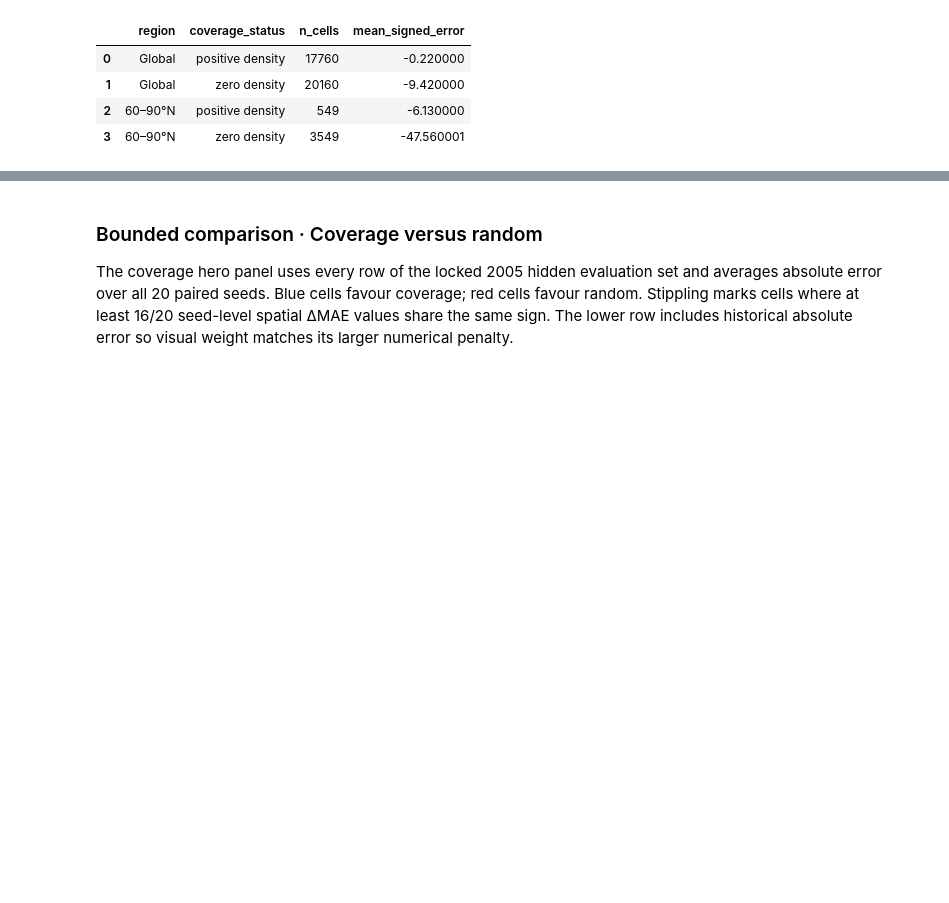
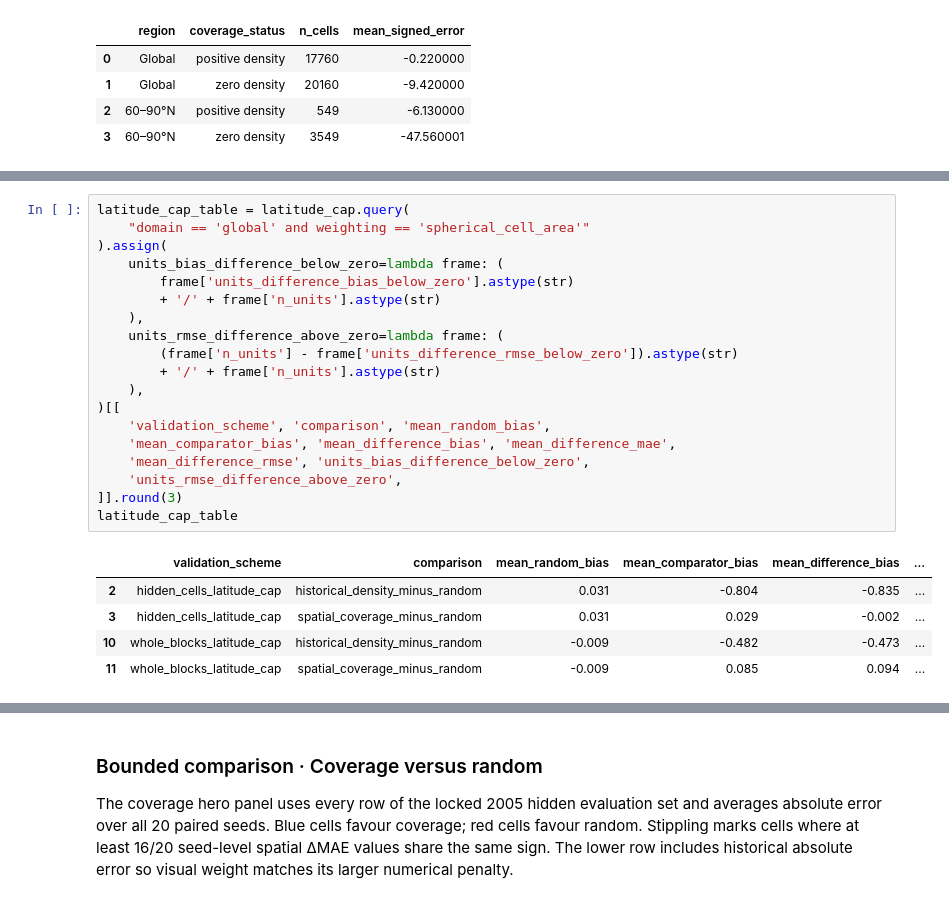
Before and after one commit to BokaiHe/ocean-carbon-sampling, a Jupyter notebook: notebooks/published/osse_visual_story_demo.ipynb, the cells around one changed output, grey strips where cells are left out. Cells and saved outputs as stored; diff of their text form; blank space fills up the shorter version.

```diff
--- a/notebooks/published/osse_visual_story_demo.ipynb
+++ b/notebooks/published/osse_visual_story_demo.ipynb
@@ -273,0 +318,25 @@ These are descriptive spatial associations. They strengthen the geographic-gap i
+# %%
+latitude_cap_table = latitude_cap.query(
+    "domain == 'global' and weighting == 'spherical_cell_area'"
+).assign(
+    units_bias_difference_below_zero=lambda frame: (
+        frame['units_difference_bias_below_zero'].astype(str)
+        + '/' + frame['n_units'].astype(str)
+    ),
+    units_rmse_difference_above_zero=lambda frame: (
+        (frame['n_units'] - frame['units_difference_rmse_below_zero']).astype(str)
+        + '/' + frame['n_units'].astype(str)
+    ),
+)[[
+    'validation_scheme', 'comparison', 'mean_random_bias',
+    'mean_comparator_bias', 'mean_difference_bias', 'mean_difference_mae',
+    'mean_difference_rmse', 'units_bias_difference_below_zero',
+    'units_rmse_difference_above_zero',
+]].round(3)
+latitude_cap_table
+# %% [output]
+|  | validation_scheme | comparison | mean_random_bias | mean_comparator_bias | mean_difference_bias | ... |
+| 2 | hidden_cells_latitude_cap | historical_density_minus_random | 0.031 | -0.804 | -0.835 | ... |
+| 3 | hidden_cells_latitude_cap | spatial_coverage_minus_random | 0.031 | 0.029 | -0.002 | ... |
+| 10 | whole_blocks_latitude_cap | historical_density_minus_random | -0.009 | -0.482 | -0.473 | ... |
+| 11 | whole_blocks_latitude_cap | spatial_coverage_minus_random | -0.009 | 0.085 | 0.094 | ... |
```
Also changed, not shown: parts of 14 cells of this notebook, 19 other files.
